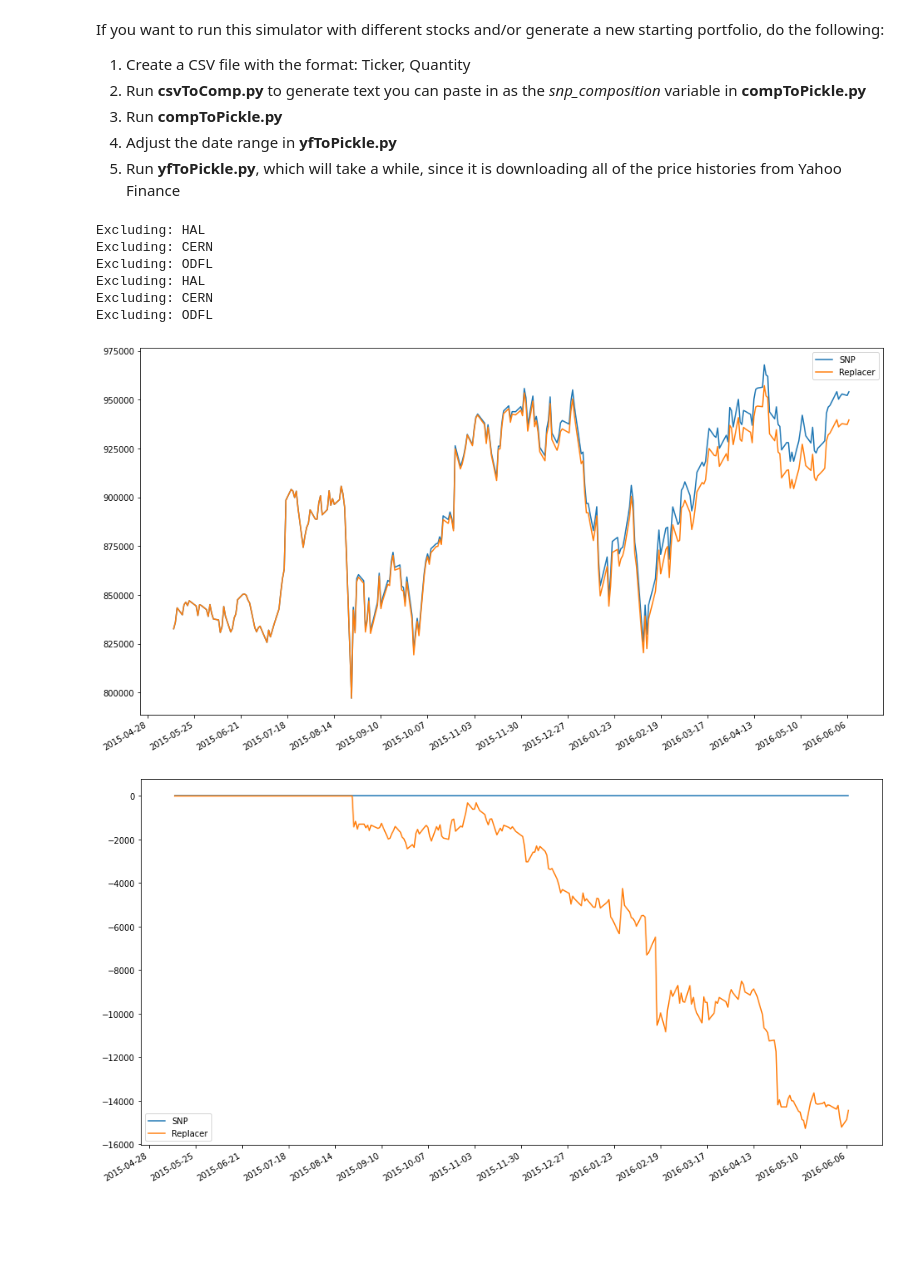
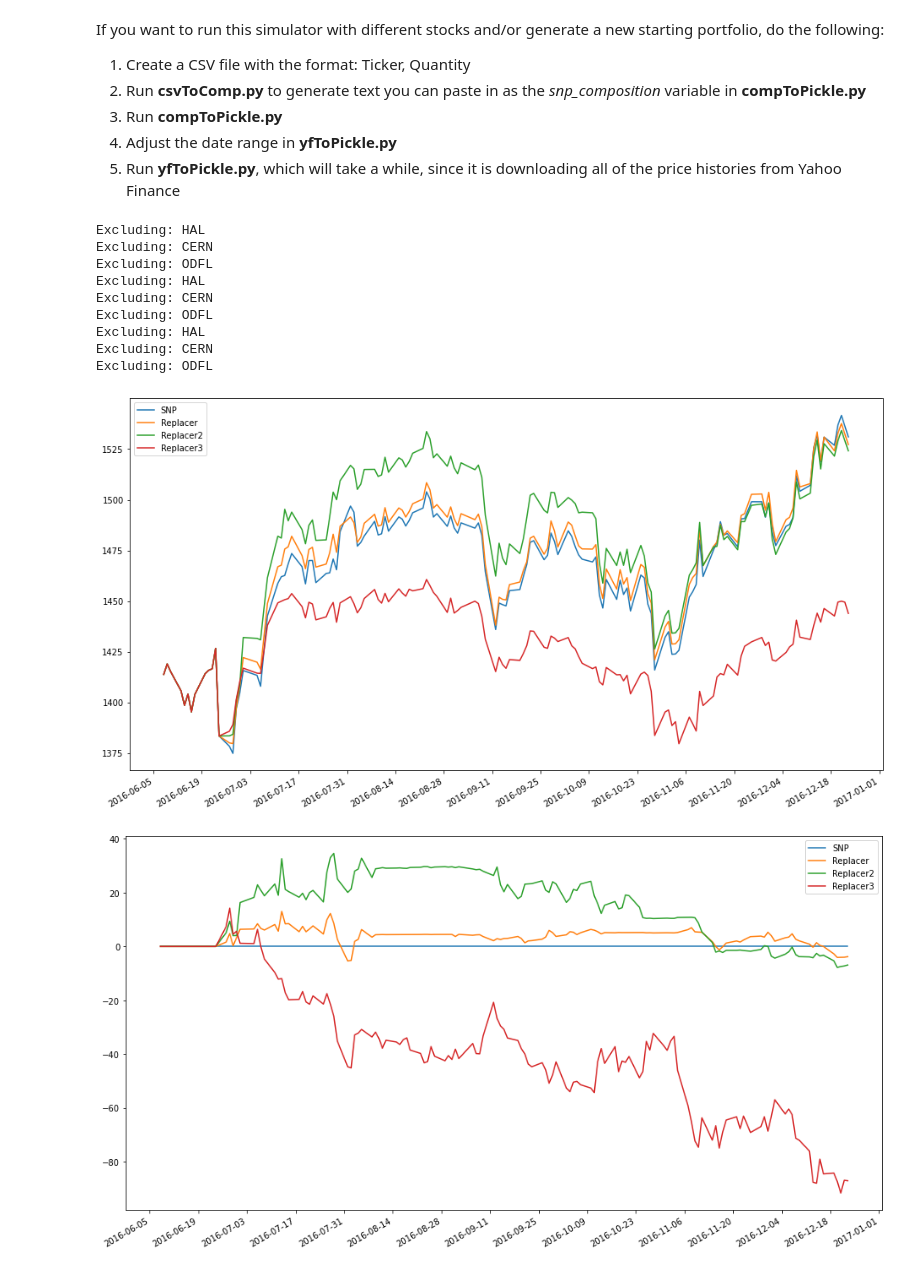
Before and after one commit to NikhilAPatel/A-Hybrid-Learning-Approach-to-Generating-Synthetic-Positions-for-Tax-Loss-Harvesting, a Jupyter notebook: model.ipynb, the cells around one changed output. Cells and saved outputs as stored; diff of their text form; code cells hidden in the pictures; blank space fills up the shorter version.

```diff
--- a/model.ipynb
+++ b/model.ipynb
@@ -207,19 +211,25 @@ def predict_portfolio(pred_stock, n_components, n_days, end_date, n_stocks, is_s
     principal_components = pca.fit_transform(X)
     principal_df = pd.DataFrame(data=principal_components, columns=["PC " + str(g) for g in range(0, n_components)])
 
+    # print("Components")
+    # print(pca.explained_variance_ratio_)
+
+
+
     # Linear Regression of principal components
     sm.add_constant(principal_df)
     if regression_only:
         model = sm.OLS(y, x).fit()
         synthetic_position = {}
         for param in model.params.index:
-            synthetic_position[param] = model.params[param]
+            if model.params[param]>0:
+                synthetic_position[param] = model.params[param]
         return synthetic_position
 
     model = sm.OLS(y, principal_df).fit()
     #print(principal_df)
     #print(y)
-    #print(model.summary())
+    # print(model.summary())
 
     #print(model.summary())
 
@@ -270,7 +288,7 @@ def hybrid_learning_replace(ticker, cur_date) -> {}:
     :param ticker: The stock for which a synthetic position should be calculated
     :returns: Dictionary of replacement tickers and their quantities
     """
-    synthetic_position = predict_portfolio(ticker, 2, 90, cur_date, 15, True)
+    synthetic_position = predict_portfolio(ticker, 2, 360, cur_date, 8, False)
     return synthetic_position
     #TODO
 # %% [markdown]
@@ -390,7 +408,7 @@ class Stock:
 
 class Portfolio:
     def __init__(self, name, sim_start_date, starting_cash_balance: float = 1000000, starting_stocks=None,
-                 baseline=False, synthetic=False, replacement=False):
+                 baseline=False, synthetic=False, replacement=False, corr_replacement=False, delayed_replacement=False):
         """Creates a new portfolio
         :param starting_cash_balance: The amount of cash the portfolio should start with (default 100,000.0)
         :param starting_stocks: A dictionary containing the stocks the portfolio should begin with {'Ticker': Stock Object} (default is no starting stocks)
@@ -412,6 +430,8 @@ class Portfolio:
         self.diff = []
         self.replacement_groups = []
         self.do_not_replace_list = []
+        self.corr_replacement=corr_replacement
+        self.delayed_replacement=delayed_replacement
 
     def calculate_value(self, time, calc_date):
         """Calculates the value of the portfolio based on the close of the global current date
@@ -568,7 +588,7 @@ class Portfolio:
             #if self.stocks[owned_stock].get_change(loser_date) <= -1 * (0.05 * self.value):
             quantity = self.stocks[owned_stock].quantity
 
-            if (self.stocks[owned_stock].avg_cost * quantity - get_stock_price(owned_stock, loser_date, Time.OPEN) * quantity) > 0.005 * self.value:
+            if (self.stocks[owned_stock].avg_cost * quantity - get_stock_price(owned_stock, loser_date, Time.OPEN) * quantity) > (0.005 * self.value):
                 if not owned_stock in self.do_not_replace_list:
                     identified_losers.append(owned_stock)
                 #print(str(owned_stock)+", " + str(loser_date)+": "+str(self.stocks[owned_stock].avg_cost * quantity)+" - "+str(get_stock_price(owned_stock, loser_date, Time.OPEN) * quantity)+" > "+ str(0.005 * self.value))
@@ -794,39 +858,56 @@ def simulate_stock(stock, sim_start_date, sim_end_date, tra_end_date, train_num_
     run_simulation(sim_start_date, sim_end_date, portfolios, graph)
     return portfolios
 # %%
-startdate = 90
+startdate = 360
 
 #make sure you have 2 separate stock lists, otherwise pass by reference will cause both portfolios to perform the exact same
-snp_composition_stocks = model_output_to_portfolio(snp_composition, train_start_date+90)
-snp_composition_stocks2 = model_output_to_portfolio(snp_composition, train_start_date+90)
-sample = {"AAPL": Stock("AAPL", 90, 1), "COST": Stock("COST", 90, 1), "MXL": Stock("MXL", 90, 1), "WMT": Stock("WMT", 90, 1),
-          "KMI": Stock("KMI", 90, 1), "MTD": Stock("MTD", 90, 1), "MDLZ": Stock("MDLZ", 90, 1), "KR": Stock("KR", 90, 1),
-          "HES": Stock("HES", 90, 1), "ORLY": Stock("ORLY", 90, 1), "HLT": Stock("HLT", 90, 1), "HOLX": Stock("HOLX", 90, 1),
-          "HON": Stock("HON", 90, 1), "OXY": Stock("OXY", 90, 1), "OMC": Stock("OMC", 90, 1), "LHX": Stock("LHX", 90, 1)}
+snp_composition_stocks = model_output_to_portfolio(snp_composition, train_start_date+360)
+snp_composition_stocks2 = model_output_to_portfolio(snp_composition, train_start_date+360)
+snp_composition_stocks3 = model_output_to_portfolio(snp_composition, train_start_date+360)
+sample = {"AAPL": Stock("AAPL", 360, 1), "COST": Stock("COST", 360, 1), "MXL": Stock("MXL", 360, 1), "WMT": Stock("WMT", 360, 1),
+          "KMI": Stock("KMI", 360, 1), "MTD": Stock("MTD", 360, 1), "MDLZ": Stock("MDLZ", 360, 1), "KR": Stock("KR", 360, 1),
+          "GILD": Stock("GILD", 360, 1), "ORLY": Stock("ORLY", 360, 1), "HLT": Stock("HLT", 360, 1), "HOLX": Stock("HOLX", 360, 1),
+          "HON": Stock("HON", 360, 1), "OXY": Stock("OXY", 360, 1), "OMC": Stock("OMC", 360, 1), "LHX": Stock("LHX", 360, 1)}
 
-sample2 = {"AAPL": Stock("AAPL", 90, 1), "COST": Stock("COST", 90, 1), "MXL": Stock("MXL", 90, 1), "WMT": Stock("WMT", 90, 1),
-          "KMI": Stock("KMI", 90, 1), "MTD": Stock("MTD", 90, 1), "MDLZ": Stock("MDLZ", 90, 1), "KR": Stock("KR", 90, 1),
-          "HES": Stock("HES", 90, 1), "ORLY": Stock("ORLY", 90, 1), "HLT": Stock("HLT", 90, 1), "HOLX": Stock("HOLX", 90, 1),
-          "HON": Stock("HON", 90, 1), "OXY": Stock("OXY", 90, 1), "OMC": Stock("OMC", 90, 1), "LHX": Stock("LHX", 90, 1)}
+sample2 = {"AAPL": Stock("AAPL", 360, 1), "COST": Stock("COST", 360, 1), "MXL": Stock("MXL", 360, 1), "WMT": Stock("WMT", 360, 1),
+          "KMI": Stock("KMI", 360, 1), "MTD": Stock("MTD", 360, 1), "MDLZ": Stock("MDLZ", 360, 1), "KR": Stock("KR", 360, 1),
+          "GILD": Stock("GILD", 360, 1), "ORLY": Stock("ORLY", 360, 1), "HLT": Stock("HLT", 360, 1), "HOLX": Stock("HOLX", 360, 1),
+          "HON": Stock("HON", 360, 1), "OXY": Stock("OXY", 360, 1), "OMC": Stock("OMC", 360, 1), "LHX": Stock("LHX", 360, 1)}
 
-snp = Portfolio("SNP", startdate, 0,snp_composition_stocks , baseline=True)
-rep = Portfolio("Replacer", startdate, 0, snp_composition_stocks2, replacement=True)
 
-run_simulation(startdate, 360, [snp, rep], True)
+sample3 = {"AAPL": Stock("AAPL", 360, 1), "COST": Stock("COST", 360, 1), "MXL": Stock("MXL", 360, 1), "WMT": Stock("WMT", 360, 1),
+          "KMI": Stock("KMI", 360, 1), "MTD": Stock("MTD", 360, 1), "MDLZ": Stock("MDLZ", 360, 1), "KR": Stock("KR", 360, 1),
+          "GILD": Stock("GILD", 360, 1), "ORLY": Stock("ORLY", 360, 1), "HLT": Stock("HLT", 360, 1), "HOLX": Stock("HOLX", 360, 1),
+          "HON": Stock("HON", 360, 1), "OXY": Stock("OXY", 360, 1), "OMC": Stock("OMC", 360, 1), "LHX": Stock("LHX", 360, 1)}
+
+sample4 = {"AAPL": Stock("AAPL", 360, 1), "COST": Stock("COST", 360, 1), "MXL": Stock("MXL", 360, 1), "WMT": Stock("WMT", 360, 1),
+          "KMI": Stock("KMI", 360, 1), "MTD": Stock("MTD", 360, 1), "MDLZ": Stock("MDLZ", 360, 1), "KR": Stock("KR", 360, 1),
+          "GILD": Stock("GILD", 360, 1), "ORLY": Stock("ORLY", 360, 1), "HLT": Stock("HLT", 360, 1), "HOLX": Stock("HOLX", 360, 1),
+          "HON": Stock("HON", 360, 1), "OXY": Stock("OXY", 360, 1), "OMC": Stock("OMC", 360, 1), "LHX": Stock("LHX", 360, 1)}
+
+snp = Portfolio("SNP", startdate, 0,sample , baseline=True)
+rep = Portfolio("Replacer", startdate, 0, sample2, replacement=True)
+rep2 = Portfolio("Replacer2", startdate, 0, sample3, corr_replacement=True)
+rep3 = Portfolio("Replacer3", startdate, 0, sample4, delayed_replacement=True)
+
+run_simulation(startdate, 500, [snp, rep, rep2, rep3], True)
 
 
 #when you replace a stock, group them somehow. disallow this group from being able to be replaced themselves, and add a way to sell them off and buy back the original after 30 days
 #then, what do you do if another stock you already own is on this list, I guess you'd have to just sell some of it
 #TODO address that you just need to sell some of this stock
 # %% [output]
 Excluding: HAL
 Excluding: CERN
 Excluding: ODFL
 Excluding: HAL
 Excluding: CERN
 Excluding: ODFL
+Excluding: HAL
+Excluding: CERN
+Excluding: ODFL
-[figure, old version]
+[figure, new version]
-[figure, old version]
+[figure, new version]
 # %%
 # def simulate_stock(stock: {__eq__},
 #                    sim_start_date: Any,
```
Also changed, not shown: parts of 4 cells of this notebook.
